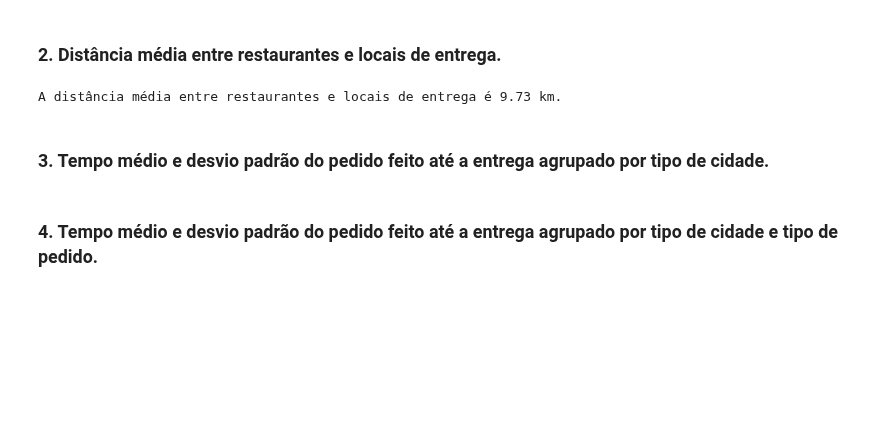
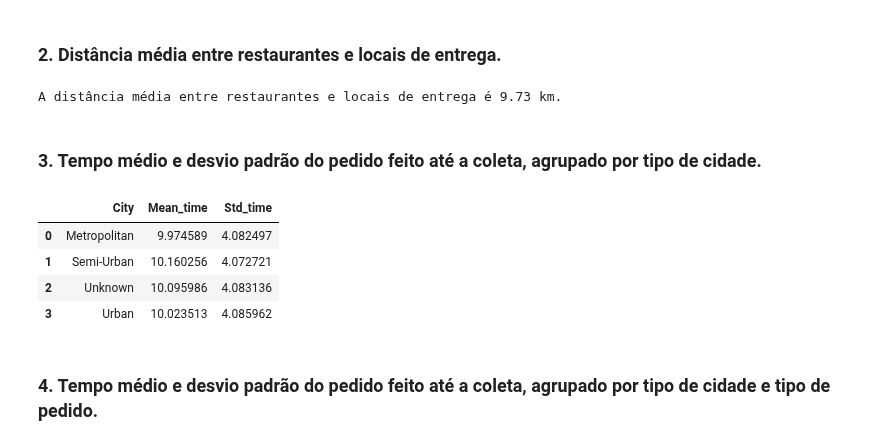
Before and after one commit to luc457x/CDS-PA, a Jupyter notebook: notebook.ipynb, the cells around one changed output. Cells and saved outputs as stored; diff of their text form; code cells hidden in the pictures; blank space fills up the shorter version.

```diff
--- a/notebook.ipynb
+++ b/notebook.ipynb
@@ -1119,6 +1140,17 @@ print(f"A distância média entre restaurantes e locais de entrega é {mean_dist
 # %% [output]
 A distância média entre restaurantes e locais de entrega é 9.73 km.
 # %% [markdown]
-### 3. Tempo médio e desvio padrão do pedido feito até a entrega agrupado por tipo de cidade.
+### 3. Tempo médio e desvio padrão do pedido feito até a coleta, agrupado por tipo de cidade.
+# %%
+df_work["Prepare_time(min)"] = ((df_work["Time_Order_picked"] - df_work["Time_Ordered"]).dt.total_seconds() / 60).astype(int)
+df_aux = df_work[["Prepare_time(min)", "City"]].groupby("City").agg(["mean", "std"]).reset_index()
+df_aux.columns = ["City", "Mean_time", "Std_time"]
+df_aux.reset_index(drop=True)
+# %% [output]
+|  | City | Mean_time | Std_time |
+| 0 | Metropolitan | 9.974589 | 4.082497 |
+| 1 | Semi-Urban | 10.160256 | 4.072721 |
+| 2 | Unknown | 10.095986 | 4.083136 |
+| 3 | Urban | 10.023513 | 4.085962 |
 # %% [markdown]
-### 4. Tempo médio e desvio padrão do pedido feito até a entrega agrupado por tipo de cidade e tipo de pedido.
+### 4. Tempo médio e desvio padrão do pedido feito até a coleta, agrupado por tipo de cidade e tipo de pedido.
```
Also changed, not shown: parts of 13 cells of this notebook, 3 other files.
